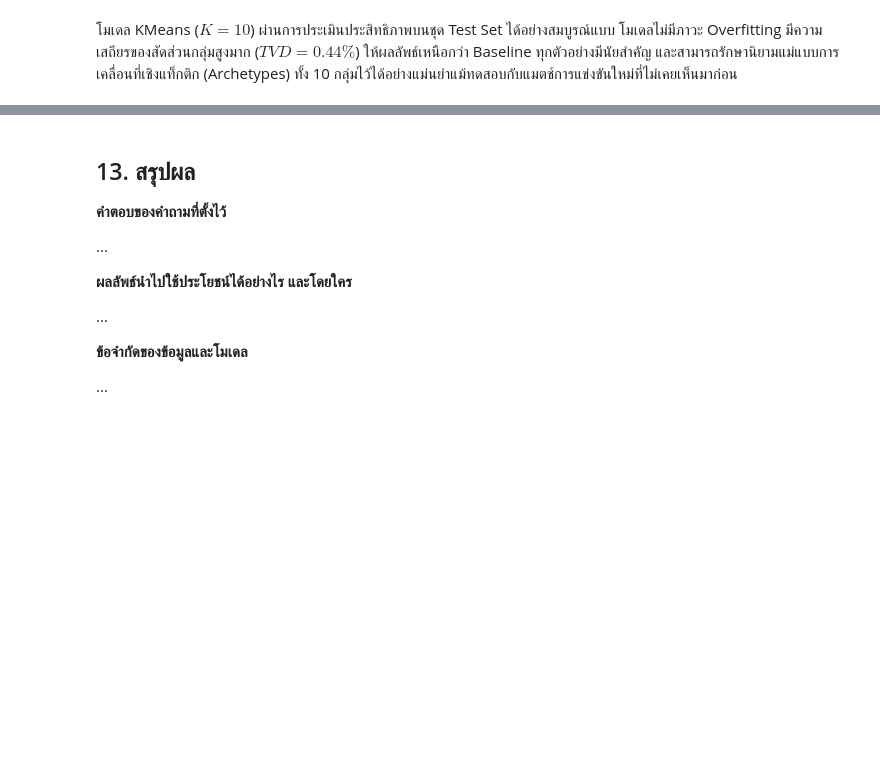
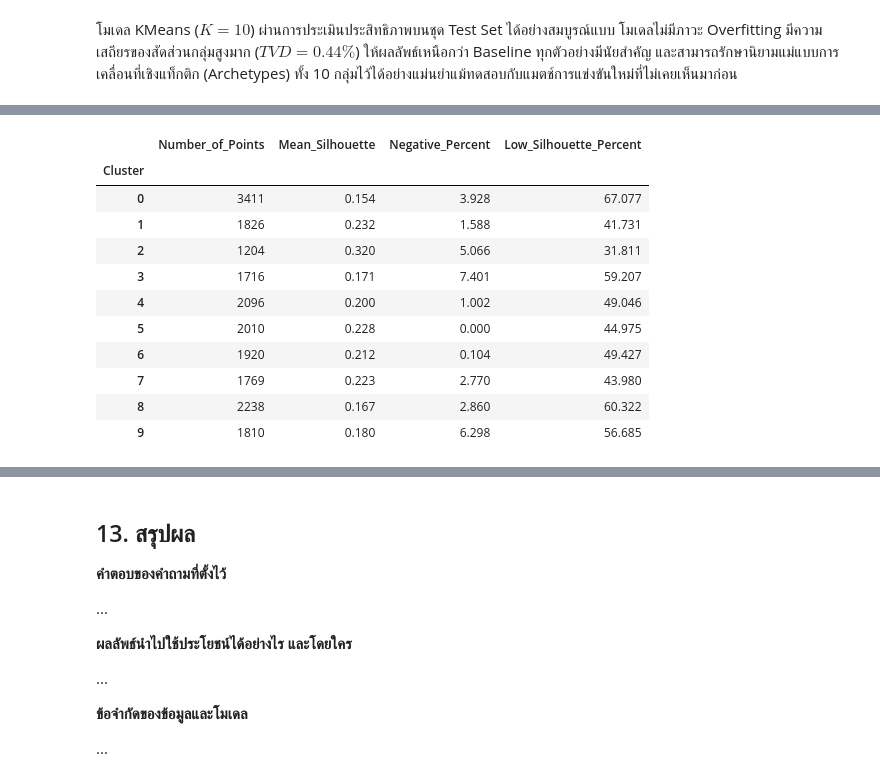
Before and after one commit to doperjerr/G2_MiniProject_Part2_BigData_ML, a Jupyter notebook: G2_MiniProject_Part2_BigData_ML.ipynb, the cells around one changed output, grey strips where cells are left out. Cells and saved outputs as stored; diff of their text form; code cells hidden in the pictures; blank space fills up the shorter version.

```diff
--- a/G2_MiniProject_Part2_BigData_ML.ipynb
+++ b/G2_MiniProject_Part2_BigData_ML.ipynb
@@ -2831,0 +3156,48 @@ print("บันทึก section11_*.csv แล้ว")
+# %%
+
+from sklearn.metrics import silhouette_samples
+
+# ใช้ตัวอย่าง Test ไม่เกิน 20,000 แถว
+rng = np.random.default_rng(42)
+n = min(20000, len(X_test_scaled))
+idx = rng.choice(len(X_test_scaled), n, replace=False)
+
+X_error_sample = X_test_scaled[idx]
+labels_error_sample = final_km.predict(X_error_sample)
+
+sil_values = silhouette_samples(
+    X_error_sample, labels_error_sample
+)
+
+error_df = pd.DataFrame({
+    "Cluster": labels_error_sample,
+    "Silhouette": sil_values
+})
+
+error_summary = error_df.groupby("Cluster").agg(
+    Number_of_Points=("Silhouette", "size"),
+    Mean_Silhouette=("Silhouette", "mean"),
+    Negative_Percent=(
+        "Silhouette",
+        lambda x: (x < 0).mean() * 100
+    ),
+    Low_Silhouette_Percent=(
+        "Silhouette",
+        lambda x: (x < 0.2).mean() * 100
+    )
+).round(3)
+
+display(error_summary)
+# %% [output]
+|  | Number_of_Points | Mean_Silhouette | Negative_Percent | Low_Silhouette_Percent |
+| Cluster |  |  |  |  |
+| 0 | 3411 | 0.154 | 3.928 | 67.077 |
+| 1 | 1826 | 0.232 | 1.588 | 41.731 |
+| 2 | 1204 | 0.320 | 5.066 | 31.811 |
+| 3 | 1716 | 0.171 | 7.401 | 59.207 |
+| 4 | 2096 | 0.200 | 1.002 | 49.046 |
+| 5 | 2010 | 0.228 | 0.000 | 44.975 |
+| 6 | 1920 | 0.212 | 0.104 | 49.427 |
+| 7 | 1769 | 0.223 | 2.770 | 43.980 |
+| 8 | 2238 | 0.167 | 2.860 | 60.322 |
+| 9 | 1810 | 0.180 | 6.298 | 56.685 |
```
Also changed, not shown: parts of 6 cells of this notebook.
